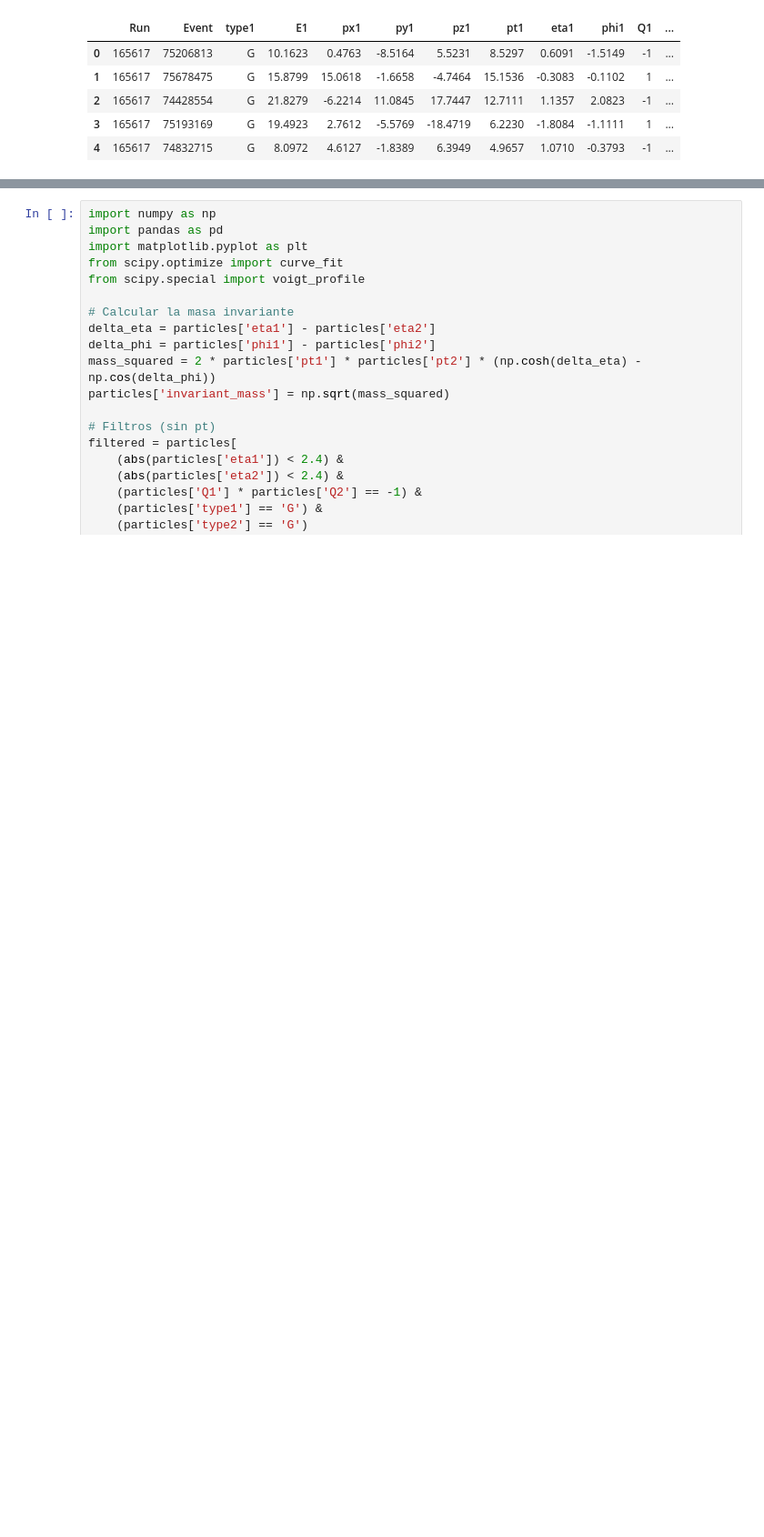
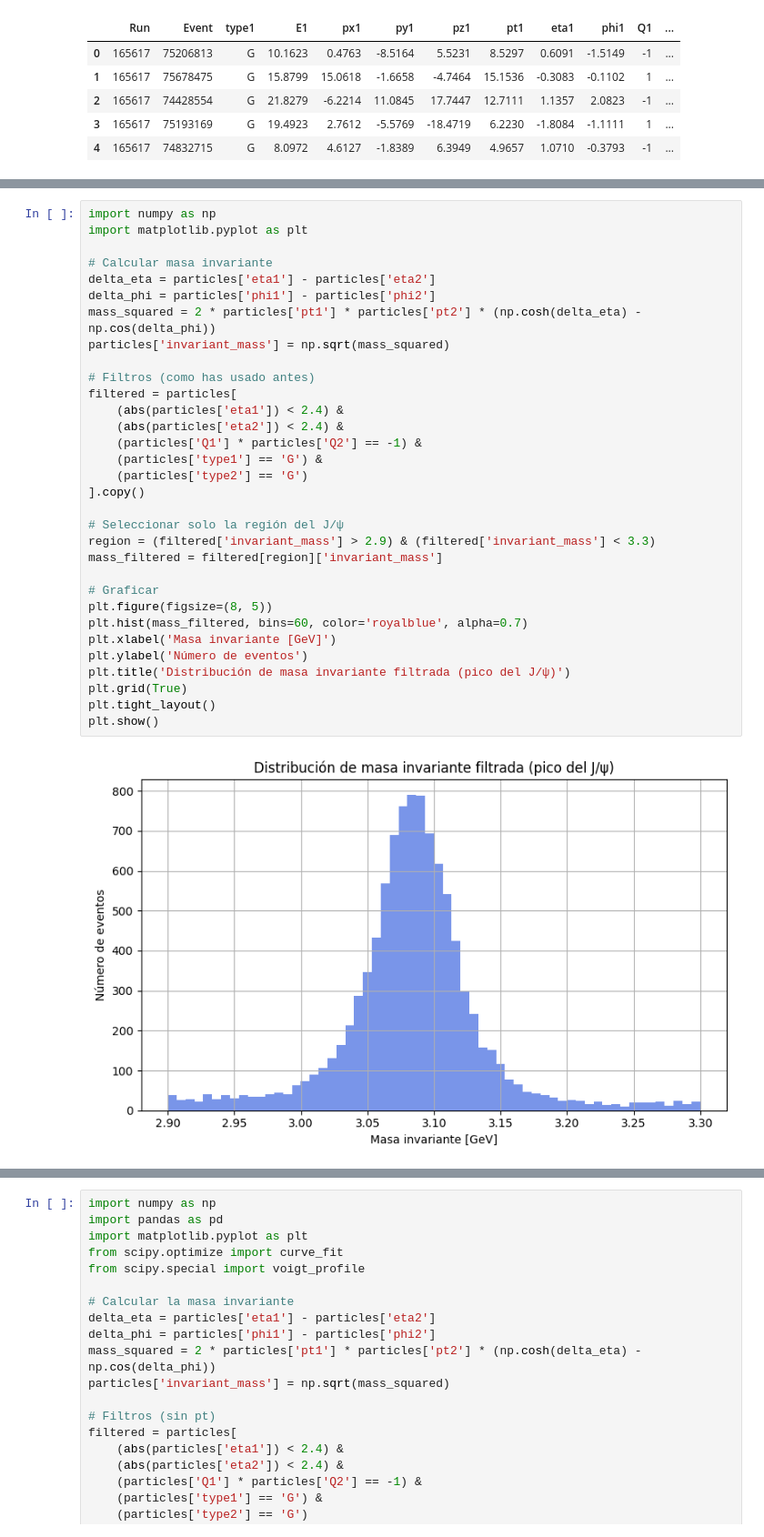
Before and after one commit to destello501/destello501.github.io, a Jupyter notebook: Blind.ipynb, the cells around one changed output, grey strips where cells are left out. Shown at 91% size. Saved outputs shown, nothing was run; the diff lists cells and outputs as text; blank space fills up the shorter version.

```diff
--- a/Blind.ipynb
+++ b/Blind.ipynb
@@ -20,0 +227,34 @@ particles.head()
+# %%
+import numpy as np
+import matplotlib.pyplot as plt
+
+# Calcular masa invariante
+delta_eta = particles['eta1'] - particles['eta2']
+delta_phi = particles['phi1'] - particles['phi2']
+mass_squared = 2 * particles['pt1'] * particles['pt2'] * (np.cosh(delta_eta) - np.cos(delta_phi))
+particles['invariant_mass'] = np.sqrt(mass_squared)
+
+# Filtros (como has usado antes)
+filtered = particles[
+    (abs(particles['eta1']) < 2.4) &
+    (abs(particles['eta2']) < 2.4) &
+    (particles['Q1'] * particles['Q2'] == -1) &
+    (particles['type1'] == 'G') &
+    (particles['type2'] == 'G')
+].copy()
+
+# Seleccionar solo la región del J/ψ
+region = (filtered['invariant_mass'] > 2.9) & (filtered['invariant_mass'] < 3.3)
+mass_filtered = filtered[region]['invariant_mass']
+
+# Graficar
+plt.figure(figsize=(8, 5))
+plt.hist(mass_filtered, bins=60, color='royalblue', alpha=0.7)
+plt.xlabel('Masa invariante [GeV]')
+plt.ylabel('Número de eventos')
+plt.title('Distribución de masa invariante filtrada (pico del J/ψ)')
+plt.grid(True)
+plt.tight_layout()
+plt.show()
+# %% [output]
+[figure, added]
```
Also changed, not shown: parts of 7 cells of this notebook.
